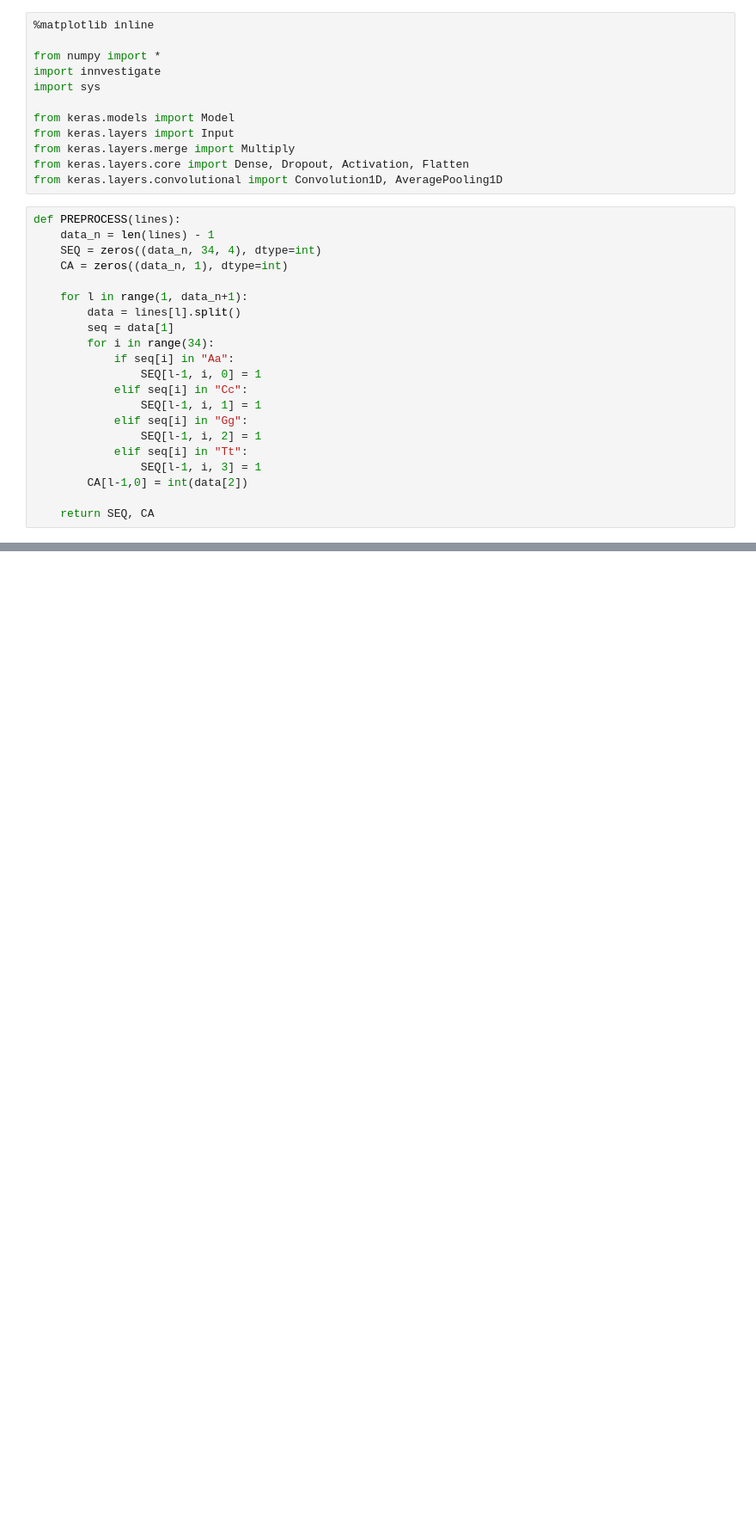
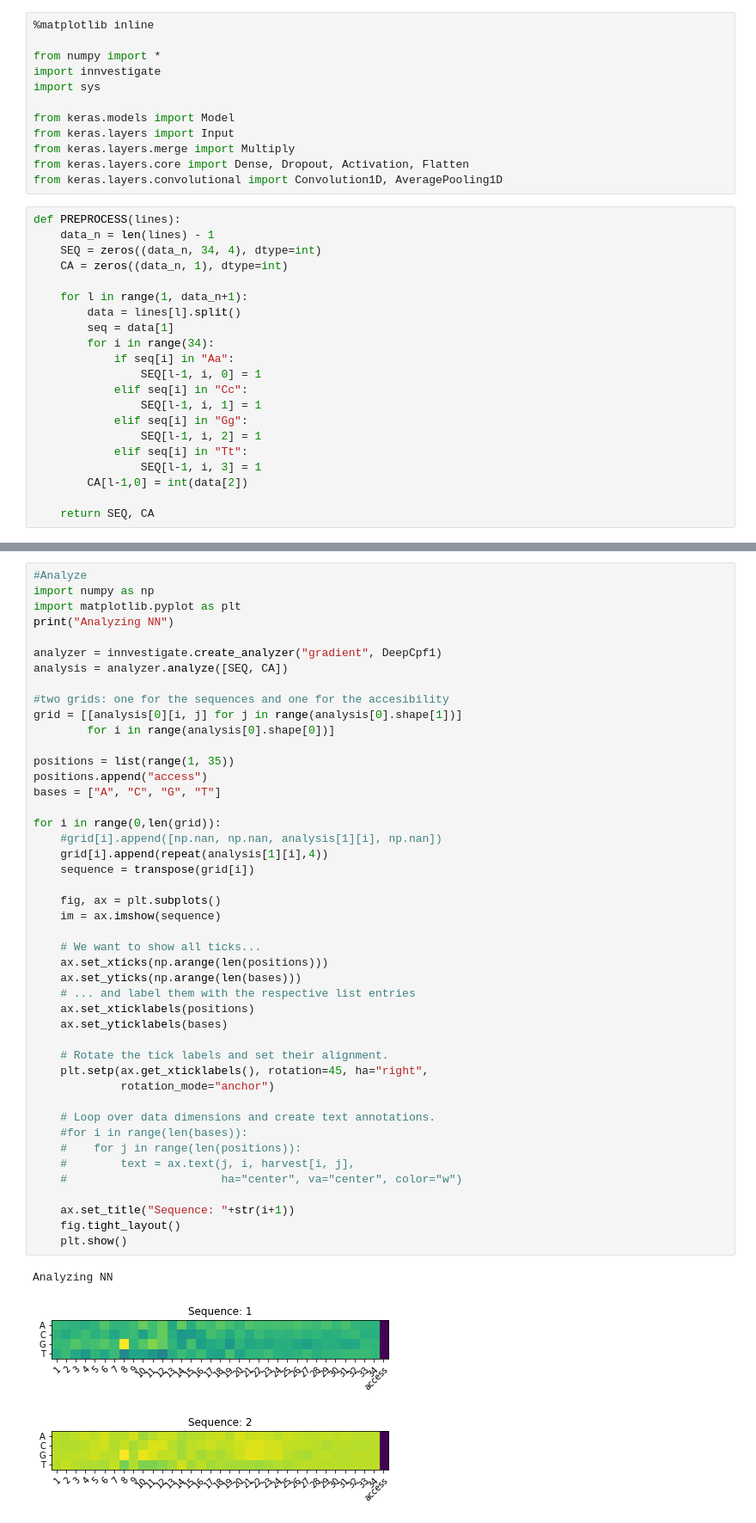
Before and after one commit to sproft/DeepCpf1, a Jupyter notebook: HeatmapDeepCpf1.ipynb, the cells around one changed output, grey strips where cells are left out. Shown at 86% size. Cells and saved outputs as stored; diff of their text form; blank space fills up the shorter version.

Commit message:
Merge branch 'master' of https://github.com/sproft/DeepCpf1
# Conflicts:
#	DeepCpf1.py

```diff
--- a/HeatmapDeepCpf1.ipynb
+++ b/HeatmapDeepCpf1.ipynb
@@ -122,3 +122,52 @@ Saving to C:\Users\Sebastian\AppData\Roaming\jupyter\runtime\kernel-030c3091-910
+# %%
+#Analyze
+import numpy as np
+import matplotlib.pyplot as plt
+print("Analyzing NN")
+
+analyzer = innvestigate.create_analyzer("gradient", DeepCpf1)
+analysis = analyzer.analyze([SEQ, CA])
+
+#two grids: one for the sequences and one for the accesibility
+grid = [[analysis[0][i, j] for j in range(analysis[0].shape[1])]
+        for i in range(analysis[0].shape[0])]
+
+positions = list(range(1, 35))
+positions.append("access")
+bases = ["A", "C", "G", "T"]
+
+for i in range(0,len(grid)):
+    #grid[i].append([np.nan, np.nan, analysis[1][i], np.nan])
+    grid[i].append(repeat(analysis[1][i],4))
+    sequence = transpose(grid[i])
+
+    fig, ax = plt.subplots()
+    im = ax.imshow(sequence)
+
+    # We want to show all ticks...
+    ax.set_xticks(np.arange(len(positions)))
+    ax.set_yticks(np.arange(len(bases)))
+    # ... and label them with the respective list entries
+    ax.set_xticklabels(positions)
+    ax.set_yticklabels(bases)
+
+    # Rotate the tick labels and set their alignment.
+    plt.setp(ax.get_xticklabels(), rotation=45, ha="right",
+             rotation_mode="anchor")
+
+    # Loop over data dimensions and create text annotations.
+    #for i in range(len(bases)):
+    #    for j in range(len(positions)):
+    #        text = ax.text(j, i, harvest[i, j],
+    #                       ha="center", va="center", color="w")
+
+    ax.set_title("Sequence: "+str(i+1))
+    fig.tight_layout()
+    plt.show()
+# %% [output]
+Analyzing NN
+[figure, added]
+[figure, added]
 # %%
 #Analyze
 
```
Also changed, not shown: parts of 2 cells of this notebook.
